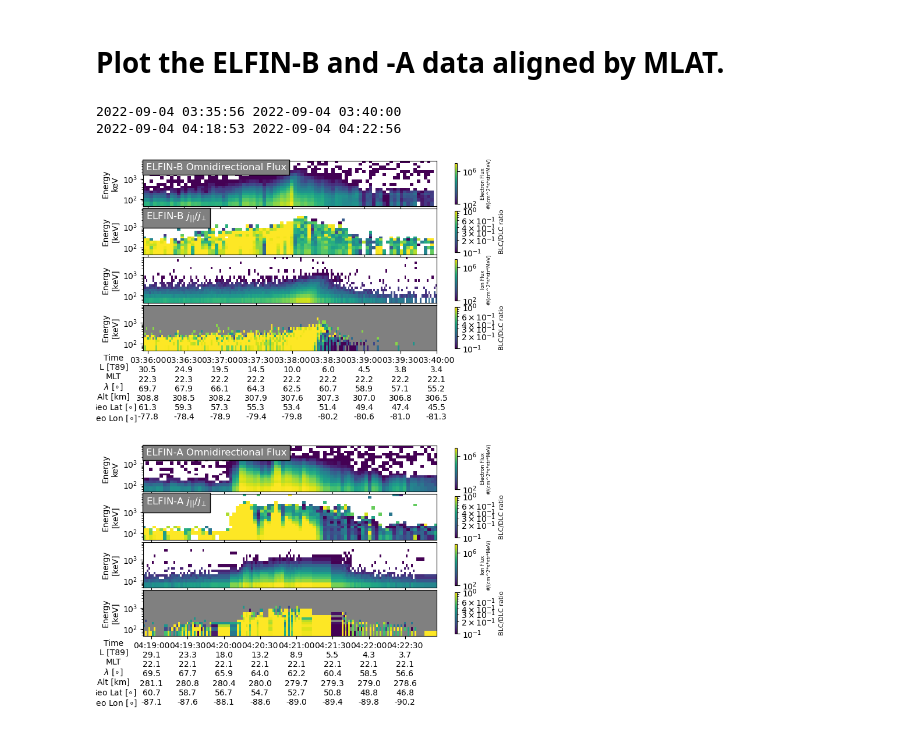
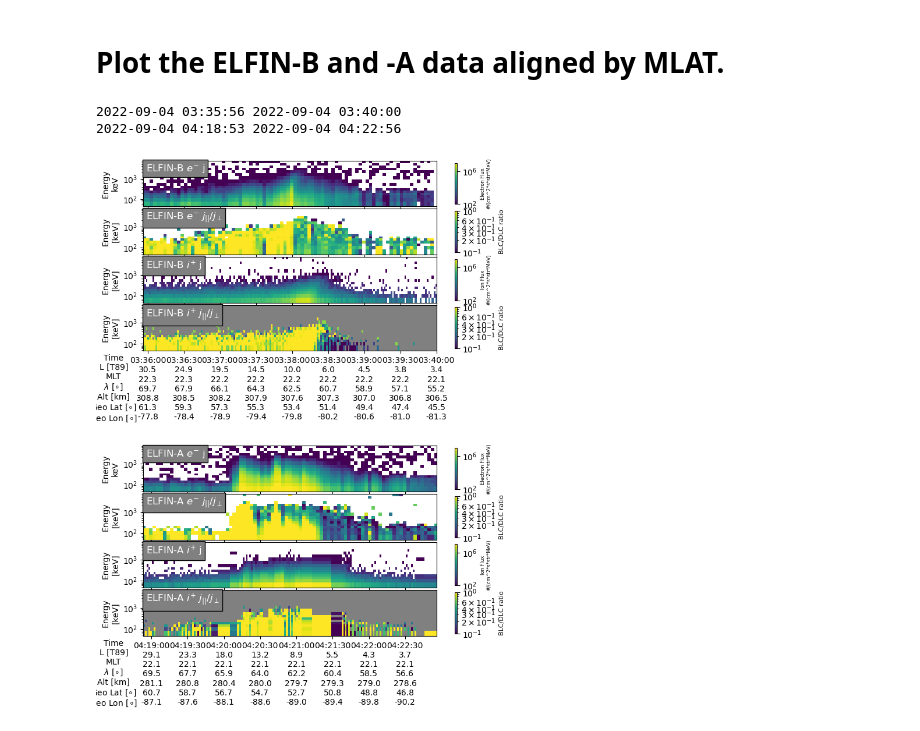
Before and after one commit to mshumko/elfinasi, a Jupyter notebook: src/20240904_substorm_study/misc/compare_elfin_passes.ipynb, the cells around one changed output. Saved outputs shown, nothing was run; the diff lists cells and outputs as text; code cells hidden in the pictures.

```diff
--- a/src/20240904_substorm_study/misc/compare_elfin_passes.ipynb
+++ b/src/20240904_substorm_study/misc/compare_elfin_passes.ipynb
@@ -88,33 +88,44 @@ z = zip(
 for eomni_ax, eratio_ax, iomni_ax, iratio_ax, epad_obj, ipad_obj, time_range, sc_id in z:
     transformed_state = epad_obj.transform_state()
     filtered_state = transformed_state[
         (transformed_state.mlat >= mlat_bounds[0]) &
         (transformed_state.mlat <= mlat_bounds[1]) &
         (transformed_state.index >= time_range[0]) &
         (transformed_state.index <= time_range[1])
         ]
     print(f'{filtered_state.index[0]} {filtered_state.index[-1]}')
     epad_obj.plot_omni(ax=eomni_ax, colorbar=True, vmin=1E2, vmax=1E7, pretty_plot=False)
     epad_obj.plot_blc_dlc_ratio(ax=eratio_ax)
 
     ipad_obj.plot_omni(ax=iomni_ax, colorbar=True, vmin=1E2, vmax=1E7, pretty_plot=False)
     ipad_obj.plot_blc_dlc_ratio(ax=iratio_ax)
 
     epad_obj.plot_position(ax=iratio_ax)
     eomni_ax.set_xlim(filtered_state.index[0], filtered_state.index[-1])
     eratio_ax.set_xlim(filtered_state.index[0], filtered_state.index[-1])
 
     _text = eomni_ax.text(
-        0.01, 0.95, f'ELFIN-{sc_id.upper()} Omnidirectional Flux', fontsize=12, color='w', va='top',
+        0.01, 0.95, f'ELFIN-{sc_id.upper()} $e^{{-}}$ j', fontsize=12, color='w', va='top',
         transform=eomni_ax.transAxes
         )
     _text.set_bbox(dict(facecolor='grey', alpha=1, edgecolor='black'))
     _text = eratio_ax.text(
-        0.01, 0.95, f'ELFIN-{sc_id.upper()} $j_{{||}}/j_{{\\perp}}$', fontsize=12, color='w', va='top',
+        0.01, 0.95, f'ELFIN-{sc_id.upper()} $e^{{-}}$ $j_{{||}}/j_{{\\perp}}$', fontsize=12, color='w', va='top',
         transform=eratio_ax.transAxes
         )
     _text.set_bbox(dict(facecolor='grey', alpha=1, edgecolor=None))
+
+    _text = iomni_ax.text(
+        0.01, 0.95, f'ELFIN-{sc_id.upper()} $i^{{+}}$ j', fontsize=12, color='w', va='top',
+        transform=iomni_ax.transAxes
+        )
+    _text.set_bbox(dict(facecolor='grey', alpha=1, edgecolor='black'))
+    _text = iratio_ax.text(
+        0.01, 0.95, f'ELFIN-{sc_id.upper()} $i^{{+}}$ $j_{{||}}/j_{{\\perp}}$', fontsize=12, color='w', va='top',
+        transform=iratio_ax.transAxes
+        )
+    _text.set_bbox(dict(facecolor='grey', alpha=1, edgecolor=None))
 # %% [output]
 2022-09-04 03:35:56 2022-09-04 03:40:00
 2022-09-04 04:18:53 2022-09-04 04:22:56
-[figure, old version]
+[figure, new version]
```
